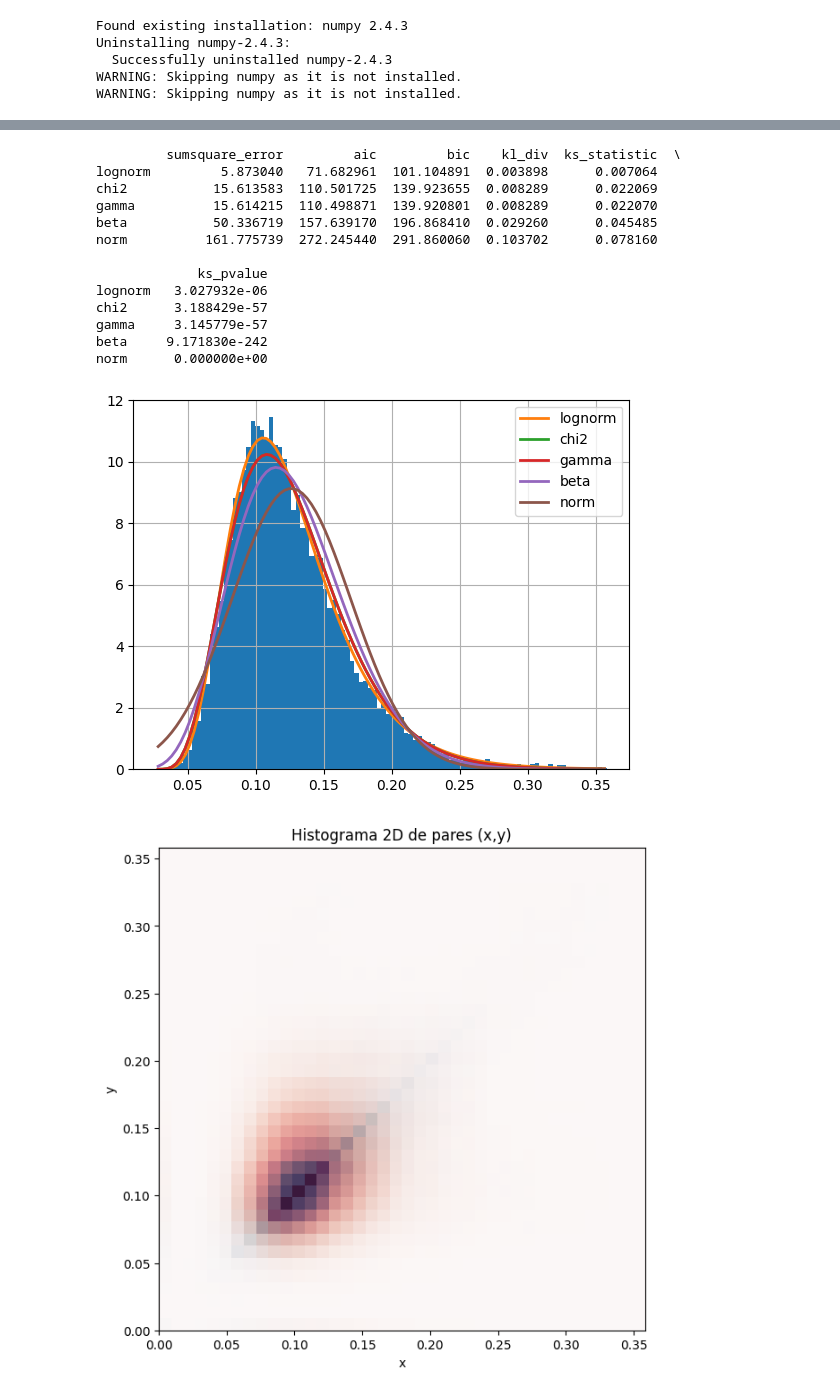
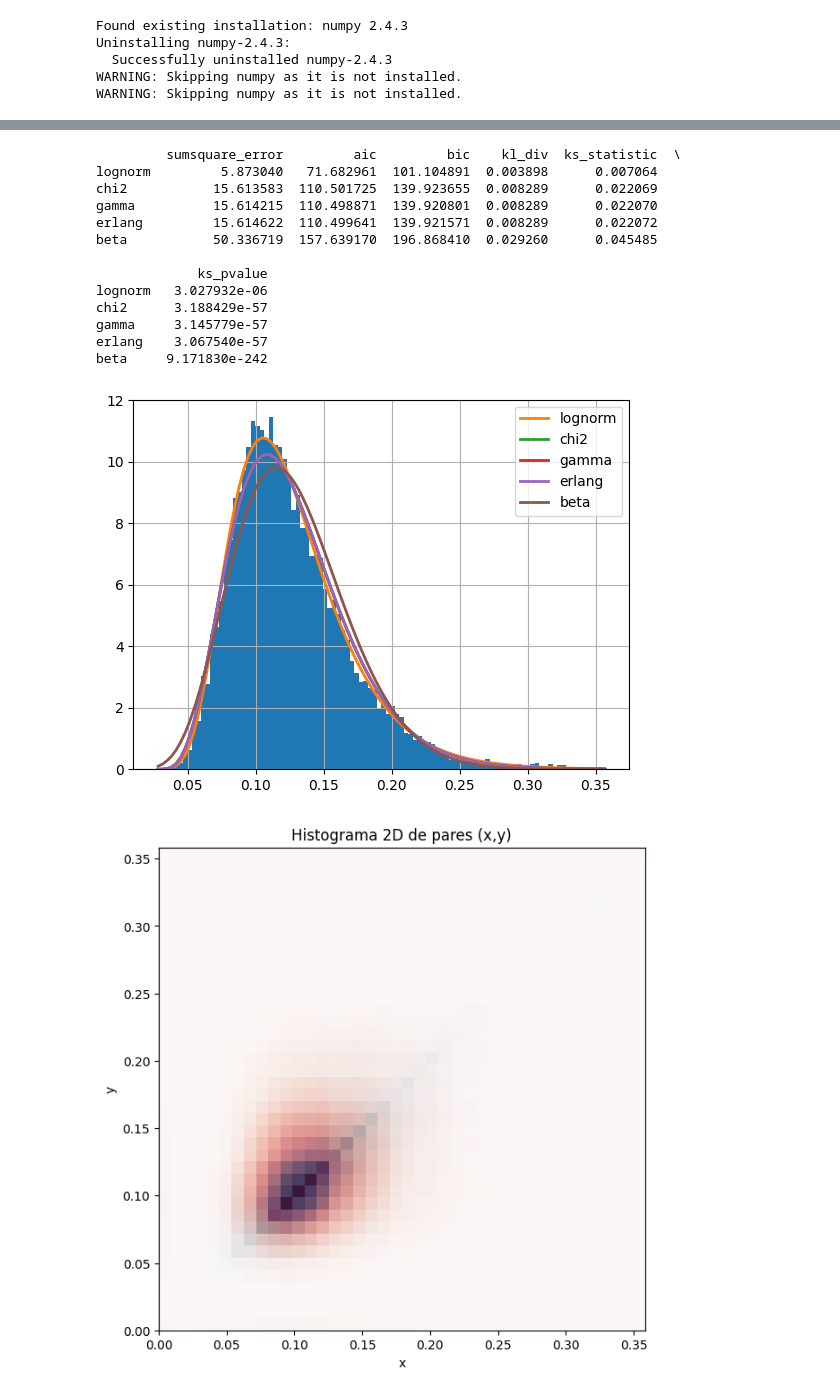
Before and after one commit to VictorManuelOrt/Biometric, a Jupyter notebook: Gabor_Ranking_Biometrics_DATA.ipynb, the cells around one changed output, grey strips where cells are left out. Drawn from its saved outputs; the diff is of its cells as text; code cells hidden in the pictures.

```diff
--- a/Gabor_Ranking_Biometrics_DATA.ipynb
+++ b/Gabor_Ranking_Biometrics_DATA.ipynb
@@ -560,26 +566,32 @@ expon    0.000000e+00
 # %%
 from fitter import Fitter
 import numpy as np
 
 
-f = Fitter(diff, distributions=['norm', 'expon', 'gamma', 'beta', 'chi2', 'lognorm'])
+f = Fitter(diff, distributions=[
+        'norm','expon','gamma','beta','chi2','lognorm',
+        't','cauchy','laplace',
+        'weibull_min','erlang',
+        'uniform','triang',
+        'chi','ncx2'
+    ])
 f.fit()
 print(f.summary())
 # %% [output]
          sumsquare_error         aic         bic    kl_div  ks_statistic  \
 lognorm         5.873040   71.682961  101.104891  0.003898      0.007064
 chi2           15.613583  110.501725  139.923655  0.008289      0.022069
 gamma          15.614215  110.498871  139.920801  0.008289      0.022070
+erlang         15.614622  110.499641  139.921571  0.008289      0.022072
 beta           50.336719  157.639170  196.868410  0.029260      0.045485
-norm          161.775739  272.245440  291.860060  0.103702      0.078160
 
              ks_pvalue
 lognorm   3.027932e-06
 chi2      3.188429e-57
 gamma     3.145779e-57
+erlang    3.067540e-57
 beta     9.171830e-242
-norm      0.000000e+00
-[figure, old version]
+[figure, new version]
 # %%
 #scaterplot
 # %%
```
Also changed, not shown: parts of 1 cell of this notebook.
